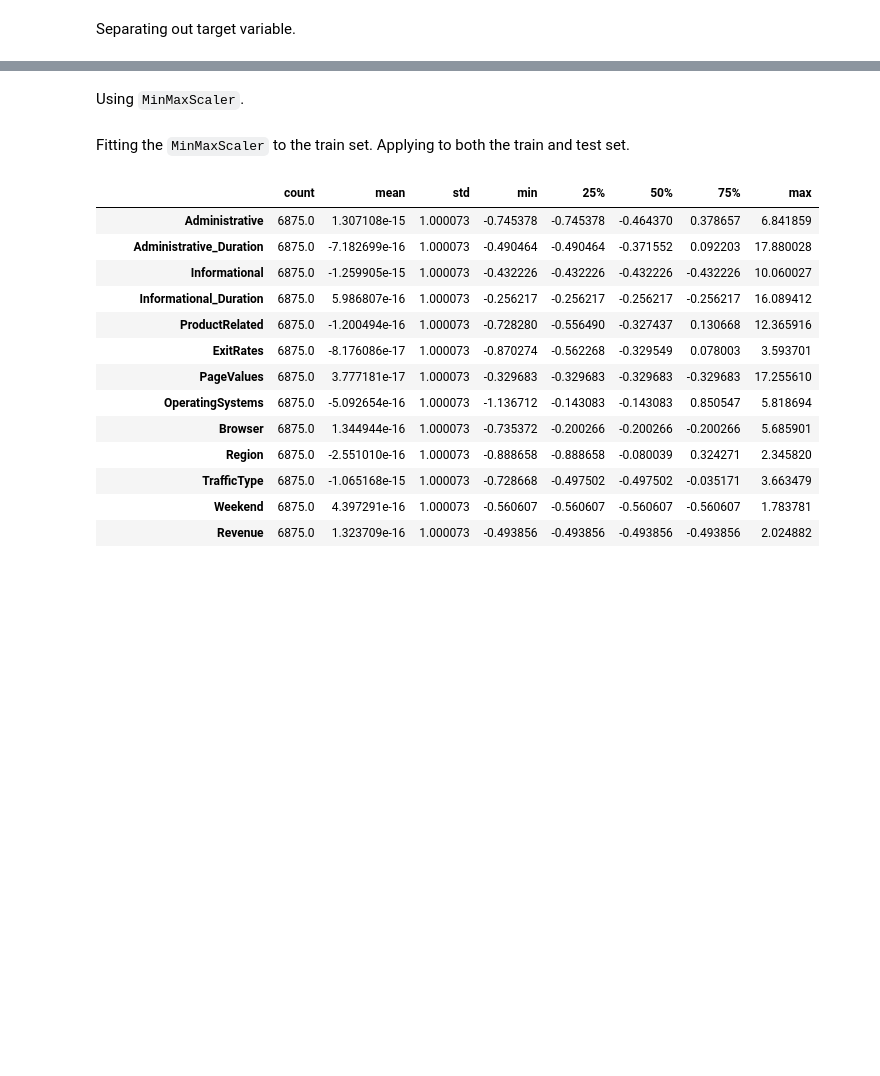
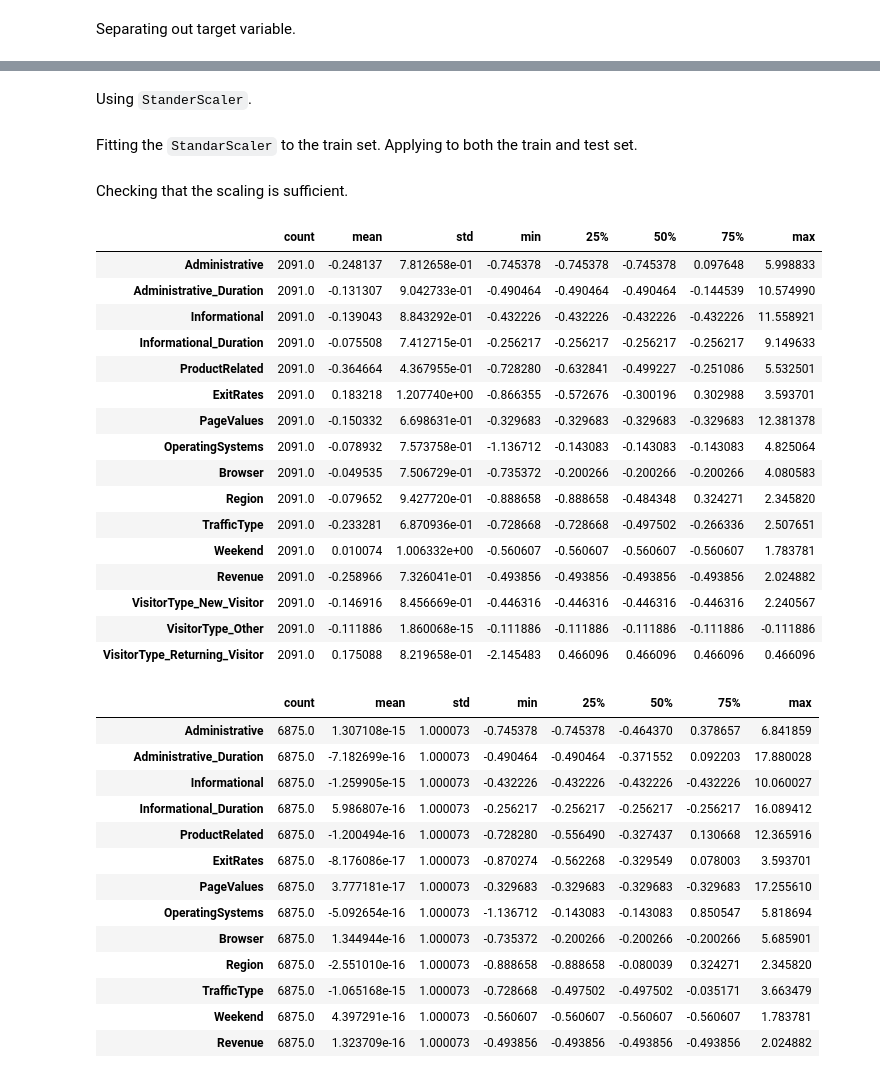
Before and after one commit to cimoody/MLE-7, a Jupyter notebook: assignments/midterm/Midterm_CIMoody.ipynb, the cells around one changed output, grey strips where cells are left out. Cells and saved outputs as stored; diff of their text form; code cells hidden in the pictures; blank space fills up the shorter version.

```diff
--- a/assignments/midterm/Midterm_CIMoody.ipynb
+++ b/assignments/midterm/Midterm_CIMoody.ipynb
@@ -600,9 +601,9 @@ y_train shape:  (6875,)
 y_test shape:  (2091, 16)
 y_test shape:  (2091, 1)
 # %% [markdown]
-Using `MinMaxScaler`.
+Using `StanderScaler`.
 # %% [markdown]
-Fitting the `MinMaxScaler` to the train set. Applying to both the train and test set.
+Fitting the `StandarScaler` to the train set. Applying to both the train and test set.
 # %%
 # scaler = MinMaxScaler()
 scaler = StandardScaler()
@@ -613,4 +614,26 @@ train_norm = scaler.transform(X_train)
 Xs_train = pd.DataFrame(scaler.transform(X_train), columns=X_test.columns)
 # %%
 Xs_test = pd.DataFrame(scaler.transform(X_test), columns=X_test.columns)
+# %% [markdown]
+Checking that the scaling is sufficient.
+# %%
+Xs_test.describe().T
+# %% [output]
+|  | count | mean | std | min | 25% | 50% | 75% | max |
+| Administrative | 2091.0 | -0.248137 | 7.812658e-01 | -0.745378 | -0.745378 | -0.745378 | 0.097648 | 5.998833 |
+| Administrative_Duration | 2091.0 | -0.131307 | 9.042733e-01 | -0.490464 | -0.490464 | -0.490464 | -0.144539 | 10.574990 |
+| Informational | 2091.0 | -0.139043 | 8.843292e-01 | -0.432226 | -0.432226 | -0.432226 | -0.432226 | 11.558921 |
+| Informational_Duration | 2091.0 | -0.075508 | 7.412715e-01 | -0.256217 | -0.256217 | -0.256217 | -0.256217 | 9.149633 |
+| ProductRelated | 2091.0 | -0.364664 | 4.367955e-01 | -0.728280 | -0.632841 | -0.499227 | -0.251086 | 5.532501 |
+| ExitRates | 2091.0 | 0.183218 | 1.207740e+00 | -0.866355 | -0.572676 | -0.300196 | 0.302988 | 3.593701 |
+| PageValues | 2091.0 | -0.150332 | 6.698631e-01 | -0.329683 | -0.329683 | -0.329683 | -0.329683 | 12.381378 |
+| OperatingSystems | 2091.0 | -0.078932 | 7.573758e-01 | -1.136712 | -0.143083 | -0.143083 | -0.143083 | 4.825064 |
+| Browser | 2091.0 | -0.049535 | 7.506729e-01 | -0.735372 | -0.200266 | -0.200266 | -0.200266 | 4.080583 |
+| Region | 2091.0 | -0.079652 | 9.427720e-01 | -0.888658 | -0.888658 | -0.484348 | 0.324271 | 2.345820 |
+| TrafficType | 2091.0 | -0.233281 | 6.870936e-01 | -0.728668 | -0.728668 | -0.497502 | -0.266336 | 2.507651 |
+| Weekend | 2091.0 | 0.010074 | 1.006332e+00 | -0.560607 | -0.560607 | -0.560607 | -0.560607 | 1.783781 |
+| Revenue | 2091.0 | -0.258966 | 7.326041e-01 | -0.493856 | -0.493856 | -0.493856 | -0.493856 | 2.024882 |
+| VisitorType_New_Visitor | 2091.0 | -0.146916 | 8.456669e-01 | -0.446316 | -0.446316 | -0.446316 | -0.446316 | 2.240567 |
+| VisitorType_Other | 2091.0 | -0.111886 | 1.860068e-15 | -0.111886 | -0.111886 | -0.111886 | -0.111886 | -0.111886 |
+| VisitorType_Returning_Visitor | 2091.0 | 0.175088 | 8.219658e-01 | -2.145483 | 0.466096 | 0.466096 | 0.466096 | 0.466096 |
 # %%
```
Also changed, not shown: parts of 10 cells of this notebook.
